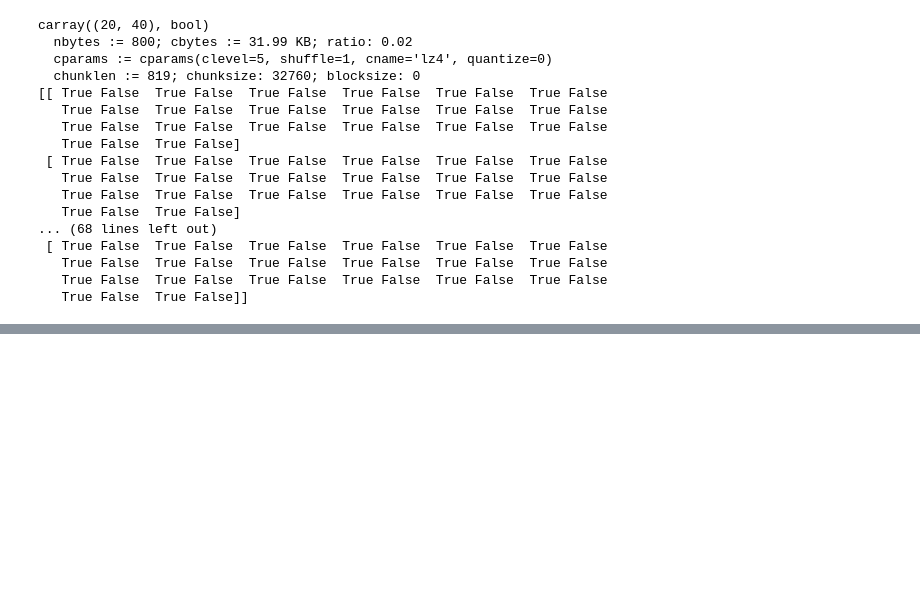
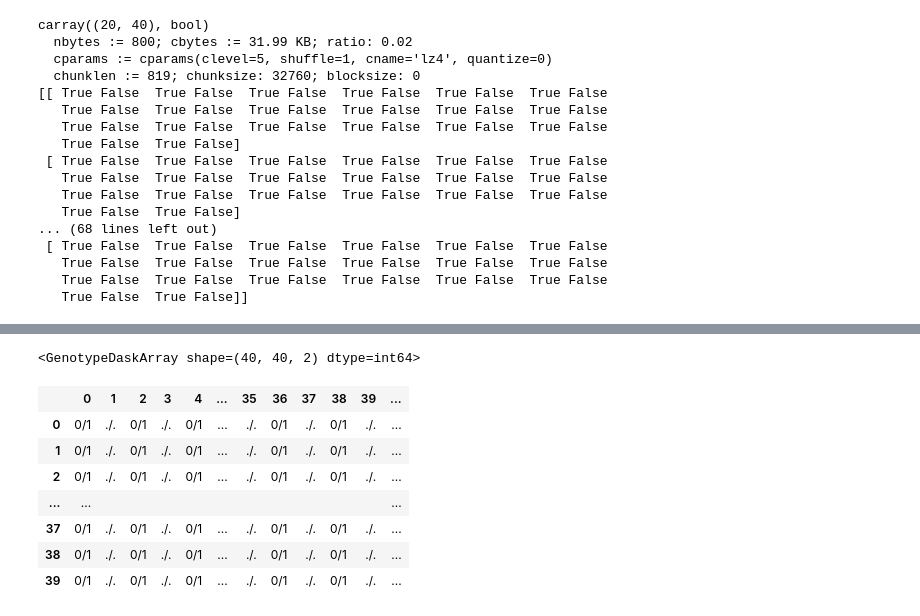
Before and after one commit to cggh/scikit-allel, a Jupyter notebook: notebooks/repr_html.ipynb, the cells around one changed output, grey strips where cells are left out. Cells and saved outputs as stored; diff of their text form; code cells hidden in the pictures; blank space fills up the shorter version.

```diff
--- a/notebooks/repr_html.ipynb
+++ b/notebooks/repr_html.ipynb
@@ -785,0 +764,2 @@ TypeError: Cannot change data-type for object array.
+# %%
+gd = allel.GenotypeDaskArray(g)
@@ -785,0 +842,12 @@ TypeError: Cannot change data-type for object array.
+# %%
+gd.concatenate(gd)
+# %% [output]
+<GenotypeDaskArray shape=(40, 40, 2) dtype=int64>
+|  | 0 | 1 | 2 | 3 | 4 | ... | 35 | 36 | 37 | 38 | 39 | ... |
+| 0 | 0/1 | ./. | 0/1 | ./. | 0/1 | ... | ./. | 0/1 | ./. | 0/1 | ./. | ... |
+| 1 | 0/1 | ./. | 0/1 | ./. | 0/1 | ... | ./. | 0/1 | ./. | 0/1 | ./. | ... |
+| 2 | 0/1 | ./. | 0/1 | ./. | 0/1 | ... | ./. | 0/1 | ./. | 0/1 | ./. | ... |
+| ... | ... |  |  |  |  |  |  |  |  |  |  | ... |
+| 37 | 0/1 | ./. | 0/1 | ./. | 0/1 | ... | ./. | 0/1 | ./. | 0/1 | ./. | ... |
+| 38 | 0/1 | ./. | 0/1 | ./. | 0/1 | ... | ./. | 0/1 | ./. | 0/1 | ./. | ... |
+| 39 | 0/1 | ./. | 0/1 | ./. | 0/1 | ... | ./. | 0/1 | ./. | 0/1 | ./. | ... |
```
Also changed, not shown: parts of 51 cells of this notebook, 5 other files.
